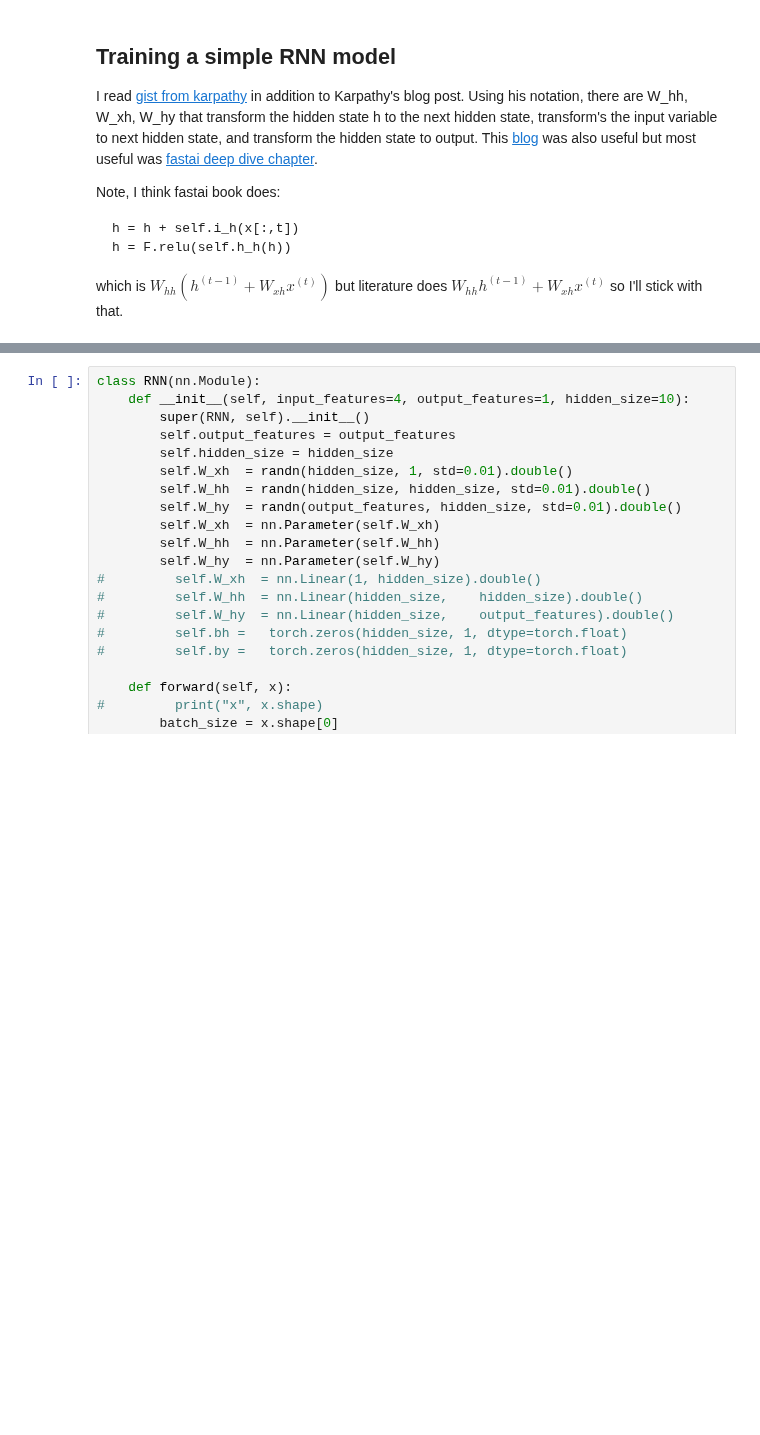
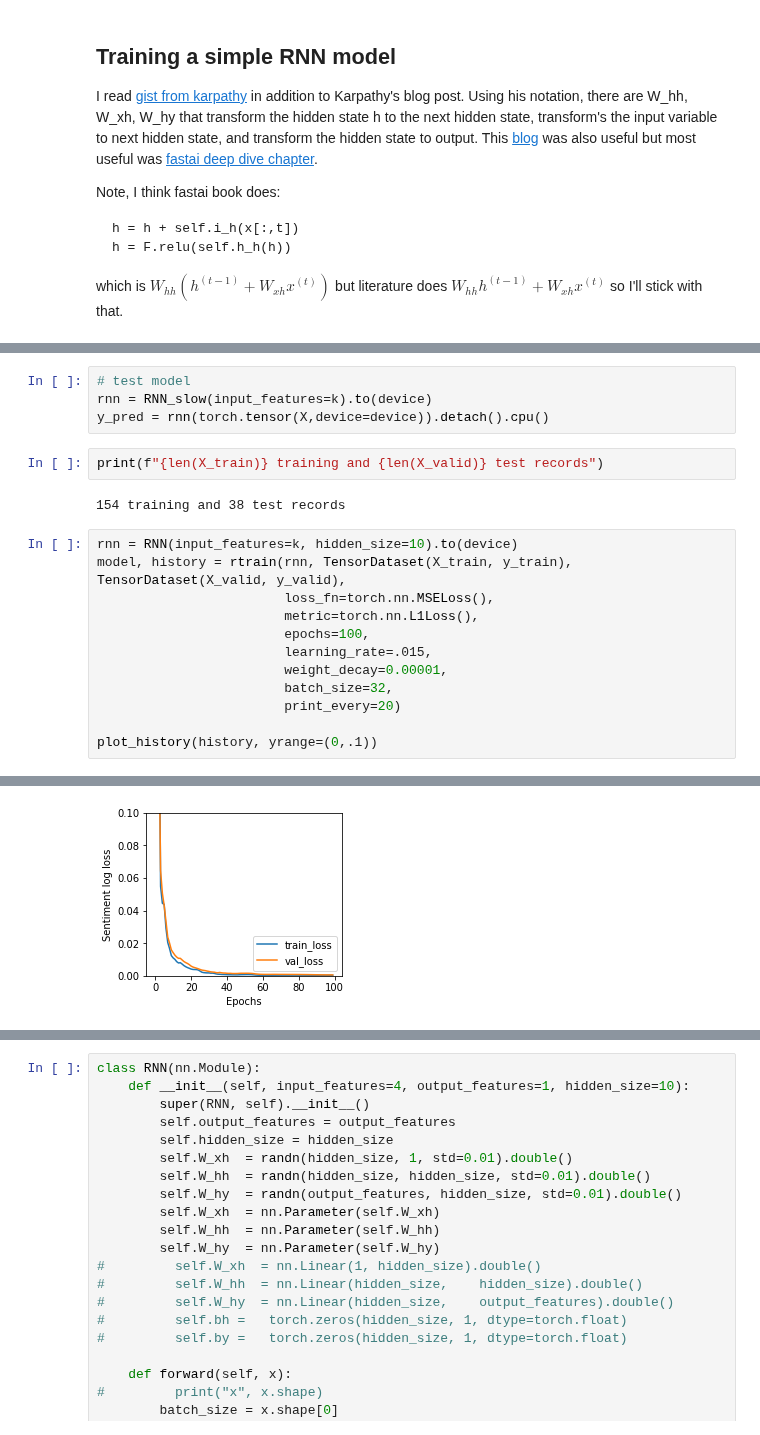
Before and after one commit to parrt/playdl, a Jupyter notebook: notebooks/RNN-sine.ipynb, the cells around one changed output, grey strips where cells are left out. Saved outputs shown, nothing was run; the diff lists cells and outputs as text; blank space fills up the shorter version.

```diff
--- a/notebooks/RNN-sine.ipynb
+++ b/notebooks/RNN-sine.ipynb
@@ -144,0 +175,21 @@ which is $W_{hh} (h^{(t-1)} + W_{xh} x^{(t)})$ but literature does $W_{hh} h^{(t
+# %%
+# test model
+rnn = RNN_slow(input_features=k).to(device)
+y_pred = rnn(torch.tensor(X,device=device)).detach().cpu()
+# %%
+print(f"{len(X_train)} training and {len(X_valid)} test records")
+# %% [output]
+154 training and 38 test records
+# %%
+rnn = RNN(input_features=k, hidden_size=10).to(device)
+model, history = rtrain(rnn, TensorDataset(X_train, y_train), TensorDataset(X_valid, y_valid),
+                        loss_fn=torch.nn.MSELoss(),
+                        metric=torch.nn.L1Loss(),
+                        epochs=100,
+                        learning_rate=.015,
+                        weight_decay=0.00001,
+                        batch_size=32,
+                        print_every=20)
+
+plot_history(history, yrange=(0,.1))
+# %% [output]
@@ -144,0 +201 @@ which is $W_{hh} (h^{(t-1)} + W_{xh} x^{(t)})$ but literature does $W_{hh} h^{(t
+[figure, added]
```
Also changed, not shown: parts of 9 cells of this notebook, 1 other file.
